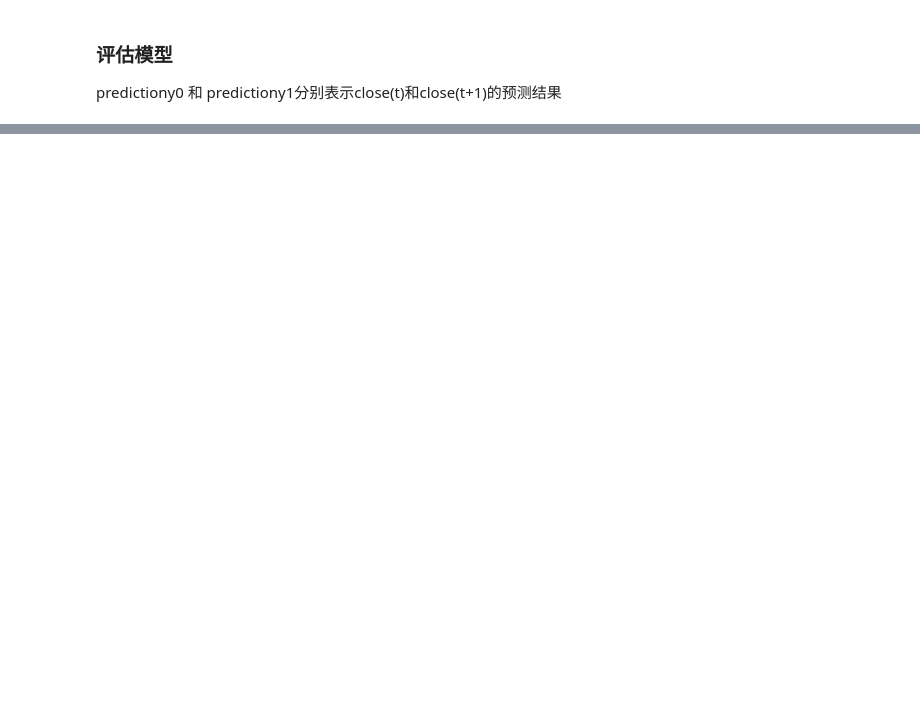
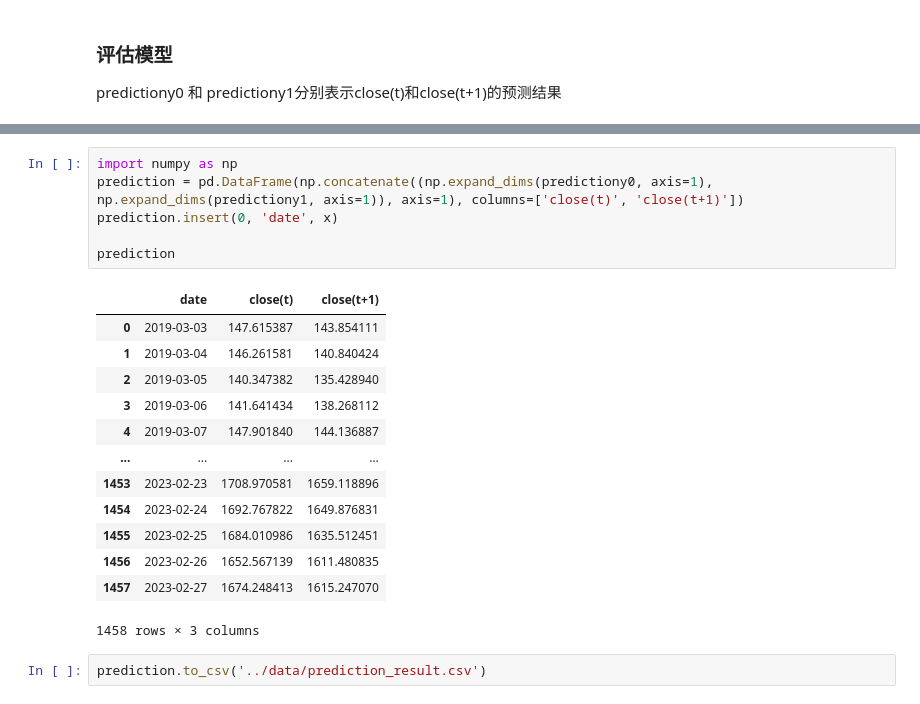
Before and after one commit to niuxinyan330/Evaluating-the-Effectiveness-of-Machine-Learning-in-Cryptocurrency-Trading, a Jupyter notebook: train model/multi_factor_LSTM_model.ipynb, the cells around one changed output, grey strips where cells are left out. Saved outputs shown, nothing was run; the diff lists cells and outputs as text; blank space fills up the shorter version.

```diff
--- a/train model/multi_factor_LSTM_model.ipynb
+++ b/train model/multi_factor_LSTM_model.ipynb
@@ -371,0 +372,22 @@ plt.show()
+# %%
+import numpy as np
+prediction = pd.DataFrame(np.concatenate((np.expand_dims(predictiony0, axis=1), np.expand_dims(predictiony1, axis=1)), axis=1), columns=['close(t)', 'close(t+1)'])
+prediction.insert(0, 'date', x)
+
+prediction
+# %% [output]
+|  | date | close(t) | close(t+1) |
+| 0 | 2019-03-03 | 147.615387 | 143.854111 |
+| 1 | 2019-03-04 | 146.261581 | 140.840424 |
+| 2 | 2019-03-05 | 140.347382 | 135.428940 |
+| 3 | 2019-03-06 | 141.641434 | 138.268112 |
+| 4 | 2019-03-07 | 147.901840 | 144.136887 |
+| ... | ... | ... | ... |
+| 1453 | 2023-02-23 | 1708.970581 | 1659.118896 |
+| 1454 | 2023-02-24 | 1692.767822 | 1649.876831 |
+| 1455 | 2023-02-25 | 1684.010986 | 1635.512451 |
+| 1456 | 2023-02-26 | 1652.567139 | 1611.480835 |
+| 1457 | 2023-02-27 | 1674.248413 | 1615.247070 |
+1458 rows × 3 columns
+# %%
+prediction.to_csv('../data/prediction_result.csv')
```
Also changed, not shown: parts of 4 cells of this notebook, 1 other file.
